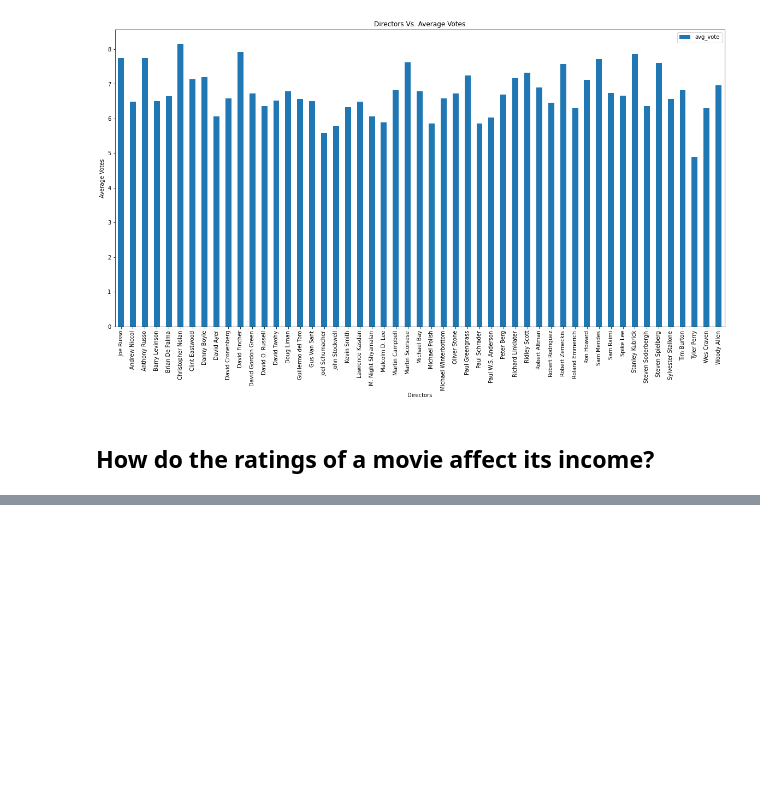
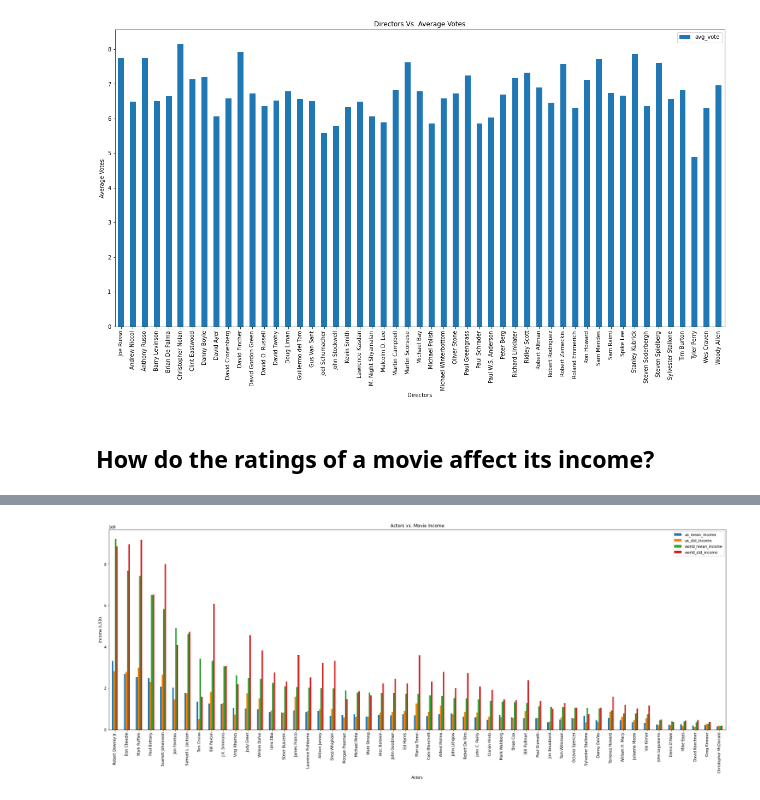
Before and after one commit to yashharanb/ENSF544Project1-1, a Jupyter notebook: Project1-1.ipynb, the cells around one changed output, grey strips where cells are left out. Cells and saved outputs as stored; diff of their text form; code cells hidden in the pictures; blank space fills up the shorter version.

Commit message:
finished actors v income

```diff
--- a/Project1-1.ipynb
+++ b/Project1-1.ipynb
@@ -279,7 +261,27 @@ rating_income_df
 # %%
 # Ensure that there are no missing values for worldwide gross income and actors
-actor_income_df = merged.dropna(subset=['worldwide_gross_income', 'actors'])
-actor_income_df
+actor_income_df = merged.dropna(subset=['worldwide_gross_income', 'usa_gross_income', 'actors'])
 
 # YOU CAN CONTINUE WITH ANY OTHER PROCESSING NEEDED TO ANSWER THIS QUESTION
 # If we also want to examine usa income, add usa_gross_income to the subset above
+
+stats = actor_income_df[['actors', 'usa_gross_income', 'worldwide_gross_income']]
+actor_len = stats.actors.str.len()
+actors_values = stats.actors.values
+new_indexes = np.repeat(stats.index, actor_len)
+stats = stats.loc[new_indexes]
+stats['actors'] = np.concatenate(actors_values)
+stats = stats.reset_index(drop=True).fillna(0)
+
+stats = stats.groupby(['actors']).agg(['mean', 'std', 'count'])
+stats.columns = stats.columns.get_level_values(0)
+stats.columns = ['us_mean_income', 'us_std_income', 'us_count', 'world_mean_income', 'world_std_income', 'count']
+
+stats = stats.sort_values(by='world_mean_income', ascending=False)
+stats = stats.loc[stats['count'] >= 12]
+
+stats = stats[['us_mean_income', 'us_std_income','world_mean_income', 'world_std_income']]
+
+barchart = stats.plot.bar(figsize = (30,10), xlabel = 'Actors', ylabel = 'Income (USD)', title = 'Actors vs. Movie Income')
+# %% [output]
+[figure, added]
```
Also changed, not shown: parts of 3 cells of this notebook.
